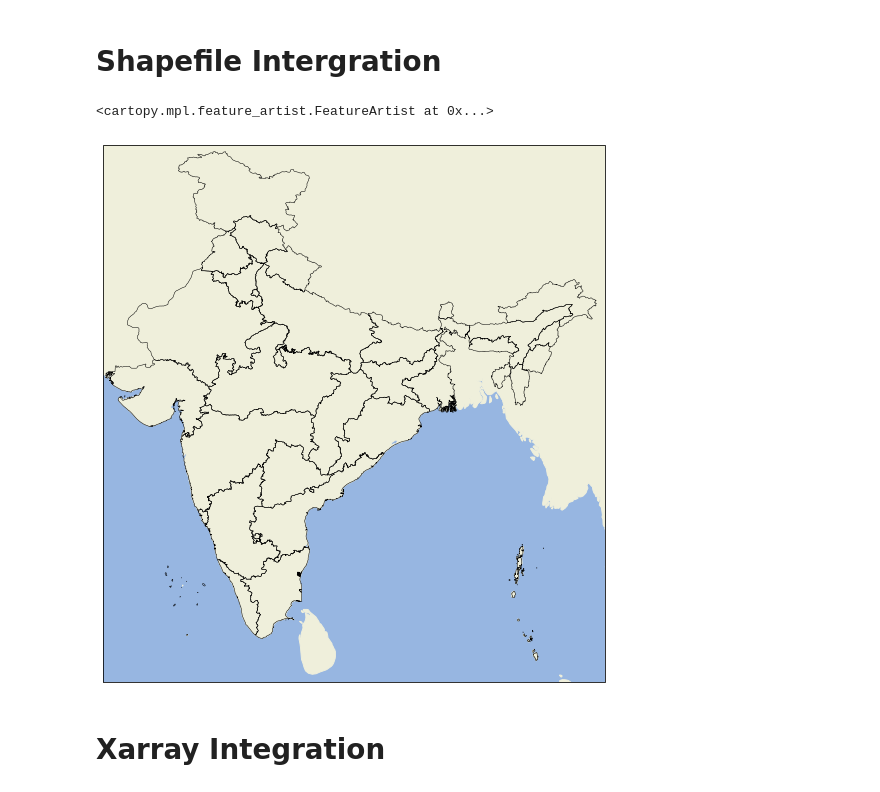
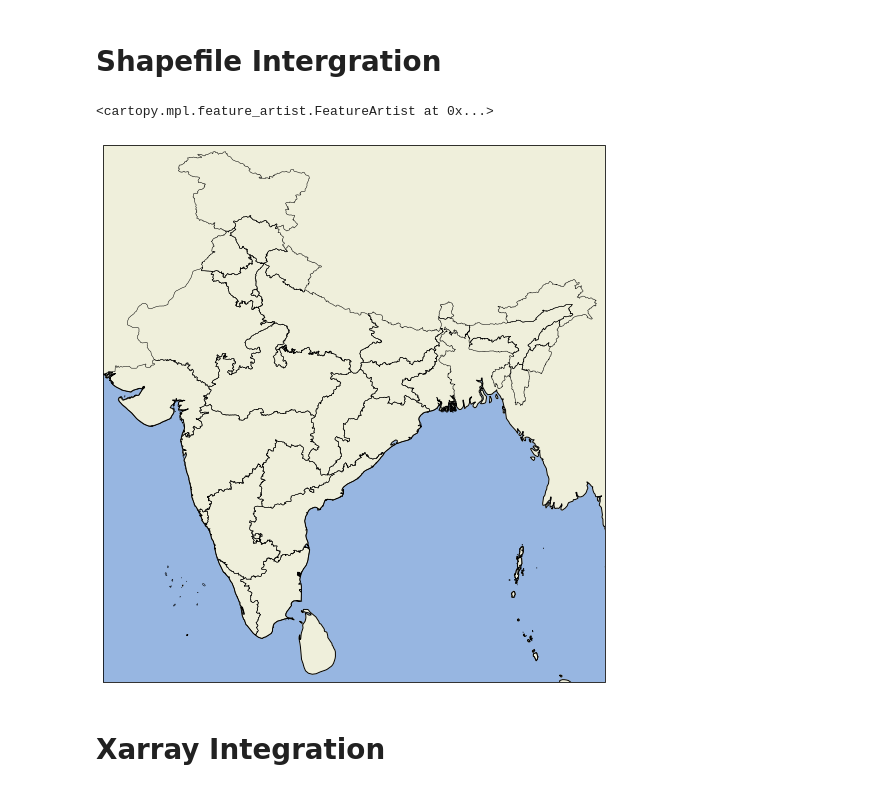
Before and after one commit to shreyagupta30/python-Cartopy, a Jupyter notebook: cartopy-tute.ipynb, the cells around one changed output. Drawn from its saved outputs; the diff is of its cells as text; code cells hidden in the pictures.

```diff
--- a/cartopy-tute.ipynb
+++ b/cartopy-tute.ipynb
@@ -105,19 +121,20 @@ for index, projection in enumerate(projections.items()):
 # %%
 filename = r'./India-shapefiles/India-States.shp'
 shape_feature = ShapelyFeature(Reader(filename).geometries(),ccrs.PlateCarree(),
                               linewidth = 0.5, facecolor = 'none',
                               edgecolor = 'black')
 
 fig = plt.figure(figsize=(9,11))
 ax = plt.axes(projection=ccrs.PlateCarree())
 ax.set_extent([68.04999,97.95001, 5.5, 37.45], ccrs.PlateCarree())
 
 ax.add_feature(shape_feature)
 ax.add_feature(cfeature.OCEAN)
 ax.add_feature(cfeature.LAND)
+ax.coastlines()
 # %% [output]
 <cartopy.mpl.feature_artist.FeatureArtist at 0x...>
-[figure, old version]
+[figure, new version]
 # %% [markdown]
 # Xarray Integration
 # %%
```
Also changed, not shown: parts of 4 cells of this notebook.
